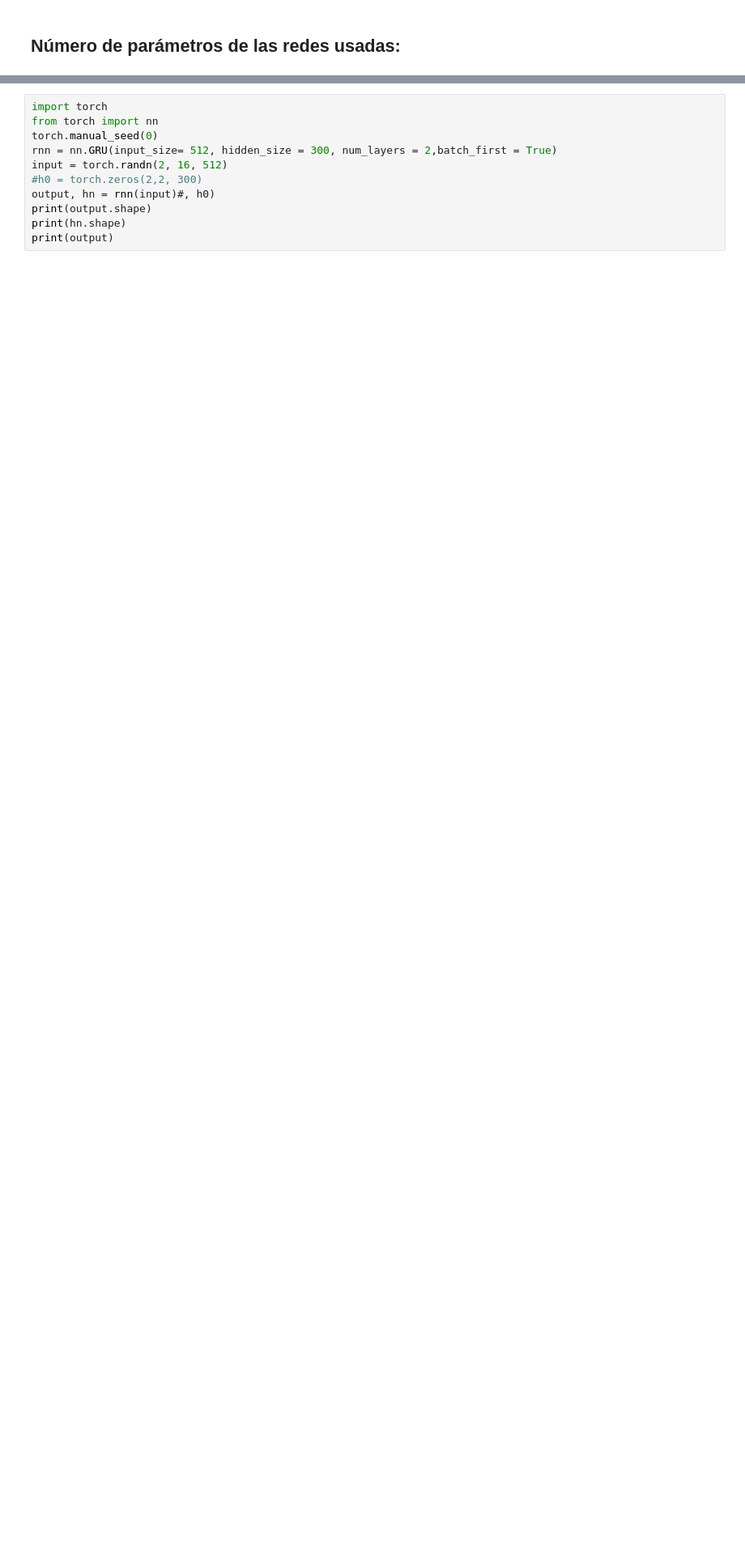
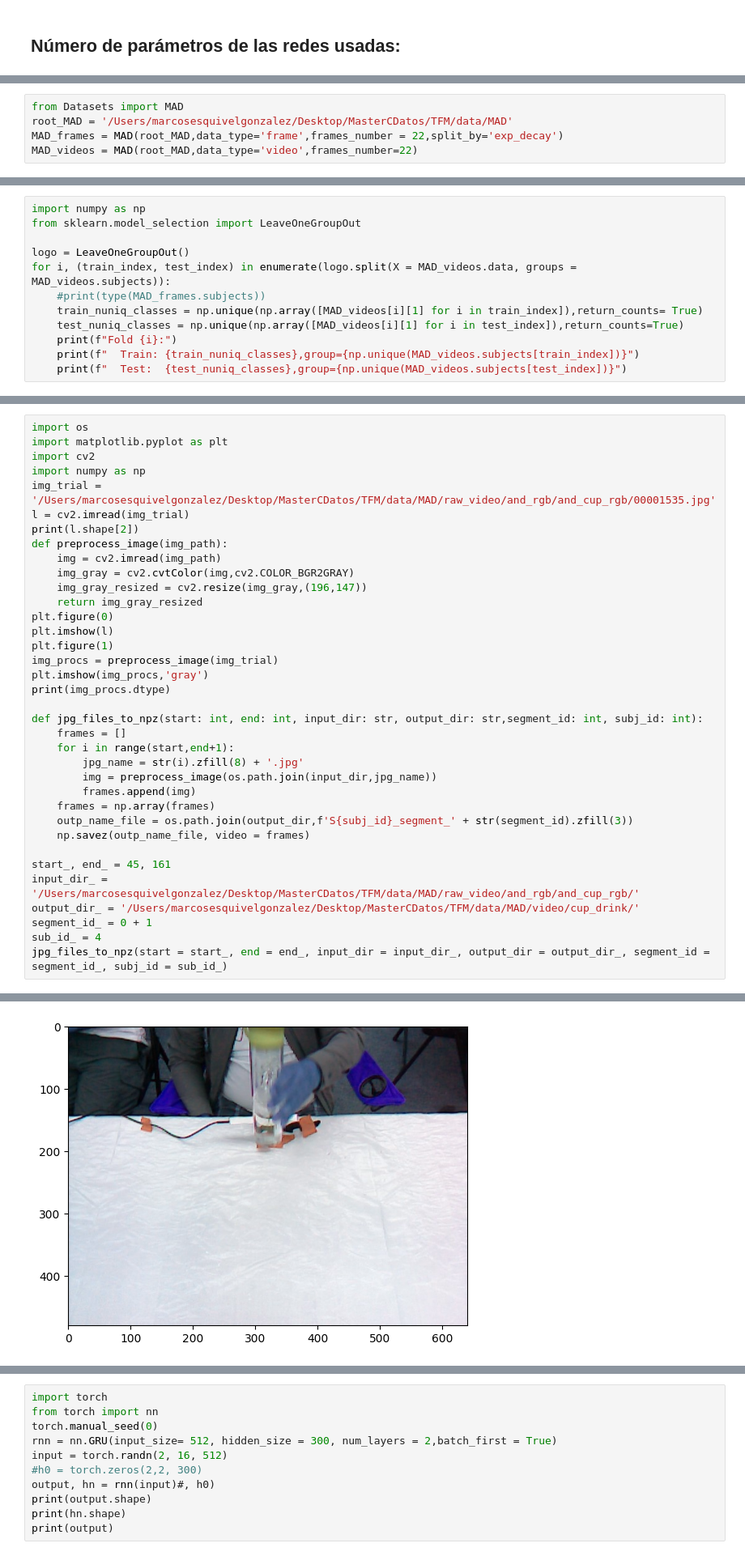
Before and after one commit to marcosesgonz/SNN_VisProc, a Jupyter notebook: src/Executions.ipynb, the cells around one changed output, grey strips where cells are left out. Shown at 81% size. Cells and saved outputs as stored; diff of their text form; blank space fills up the shorter version.

Commit message:
New dataset and LeaveOneOut strategy implemented

```diff
--- a/src/Executions.ipynb
+++ b/src/Executions.ipynb
@@ -8,0 +58,5 @@ array([1, 2, 1, 2])
+# %%
+from Datasets import MAD
+root_MAD = '/Users/marcosesquivelgonzalez/Desktop/MasterCDatos/TFM/data/MAD'
+MAD_frames = MAD(root_MAD,data_type='frame',frames_number = 22,split_by='exp_decay')
+MAD_videos = MAD(root_MAD,data_type='video',frames_number=22)
@@ -8,0 +79,12 @@ array([1, 2, 1, 2])
+# %%
+import numpy as np
+from sklearn.model_selection import LeaveOneGroupOut
+
+logo = LeaveOneGroupOut()
+for i, (train_index, test_index) in enumerate(logo.split(X = MAD_videos.data, groups = MAD_videos.subjects)):
+    #print(type(MAD_frames.subjects))
+    train_nuniq_classes = np.unique(np.array([MAD_videos[i][1] for i in train_index]),return_counts= True)
+    test_nuniq_classes = np.unique(np.array([MAD_videos[i][1] for i in test_index]),return_counts=True)
+    print(f"Fold {i}:")
+    print(f"  Train: {train_nuniq_classes},group={np.unique(MAD_videos.subjects[train_index])}")
+    print(f"  Test:  {test_nuniq_classes},group={np.unique(MAD_videos.subjects[test_index])}")
@@ -8,0 +184,37 @@ array([1, 2, 1, 2])
+# %%
+import os
+import matplotlib.pyplot as plt
+import cv2
+import numpy as np
+img_trial = '/Users/marcosesquivelgonzalez/Desktop/MasterCDatos/TFM/data/MAD/raw_video/and_rgb/and_cup_rgb/00001535.jpg'
+l = cv2.imread(img_trial)
+print(l.shape[2])
+def preprocess_image(img_path):
+    img = cv2.imread(img_path)
+    img_gray = cv2.cvtColor(img,cv2.COLOR_BGR2GRAY)
+    img_gray_resized = cv2.resize(img_gray,(196,147))
+    return img_gray_resized
+plt.figure(0)
+plt.imshow(l)
+plt.figure(1)
+img_procs = preprocess_image(img_trial)
+plt.imshow(img_procs,'gray')
+print(img_procs.dtype)
+
+def jpg_files_to_npz(start: int, end: int, input_dir: str, output_dir: str,segment_id: int, subj_id: int):
+    frames = []
+    for i in range(start,end+1):
+        jpg_name = str(i).zfill(8) + '.jpg'
+        img = preprocess_image(os.path.join(input_dir,jpg_name))
+        frames.append(img)
+    frames = np.array(frames)
+    outp_name_file = os.path.join(output_dir,f'S{subj_id}_segment_' + str(segment_id).zfill(3))
+    np.savez(outp_name_file, video = frames)
+
+start_, end_ = 45, 161
+input_dir_ = '/Users/marcosesquivelgonzalez/Desktop/MasterCDatos/TFM/data/MAD/raw_video/and_rgb/and_cup_rgb/'
+output_dir_ = '/Users/marcosesquivelgonzalez/Desktop/MasterCDatos/TFM/data/MAD/video/cup_drink/'
+segment_id_ = 0 + 1
+sub_id_ = 4
+jpg_files_to_npz(start = start_, end = end_, input_dir = input_dir_, output_dir = output_dir_, segment_id = segment_id_, subj_id = sub_id_)
+# %% [output]
@@ -8,0 +224 @@ array([1, 2, 1, 2])
+[figure, added]
```
Also changed, not shown: parts of 24 cells of this notebook, 10 other files.
